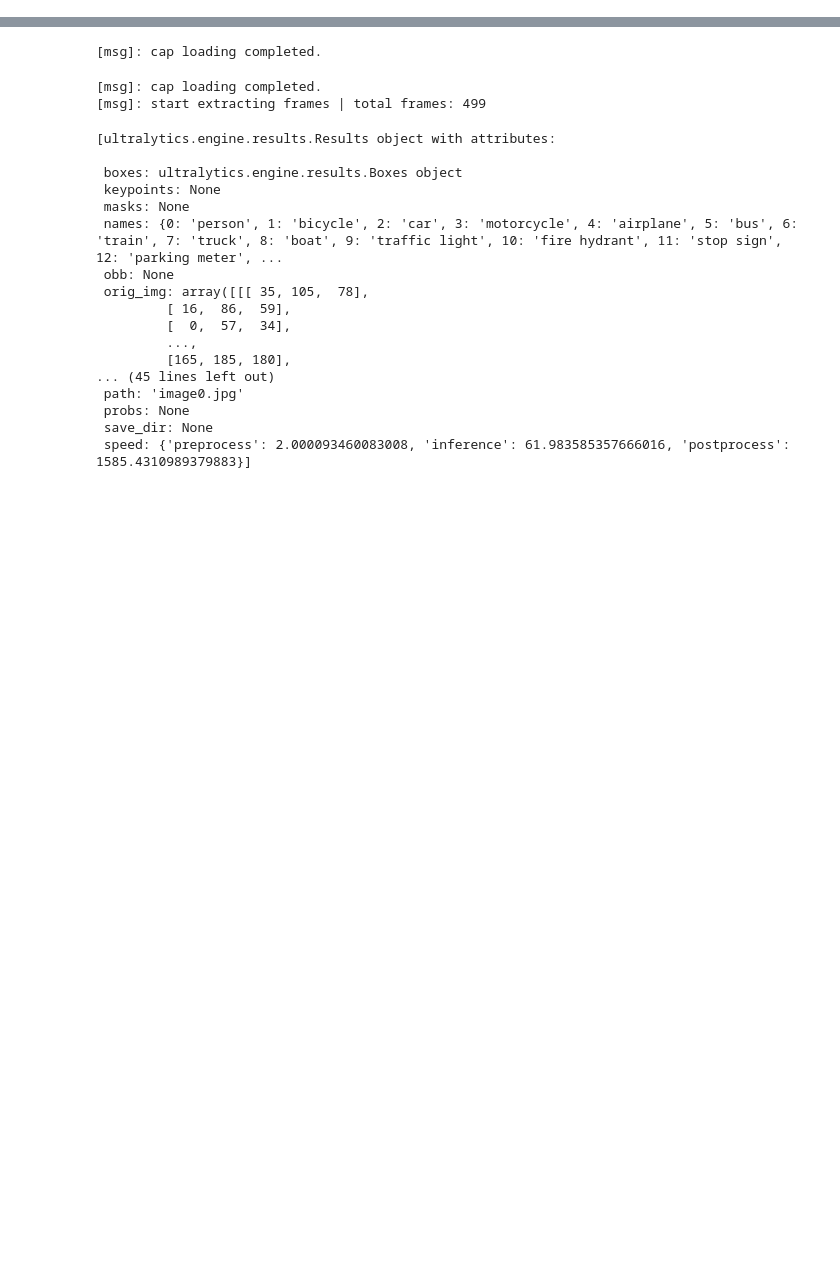
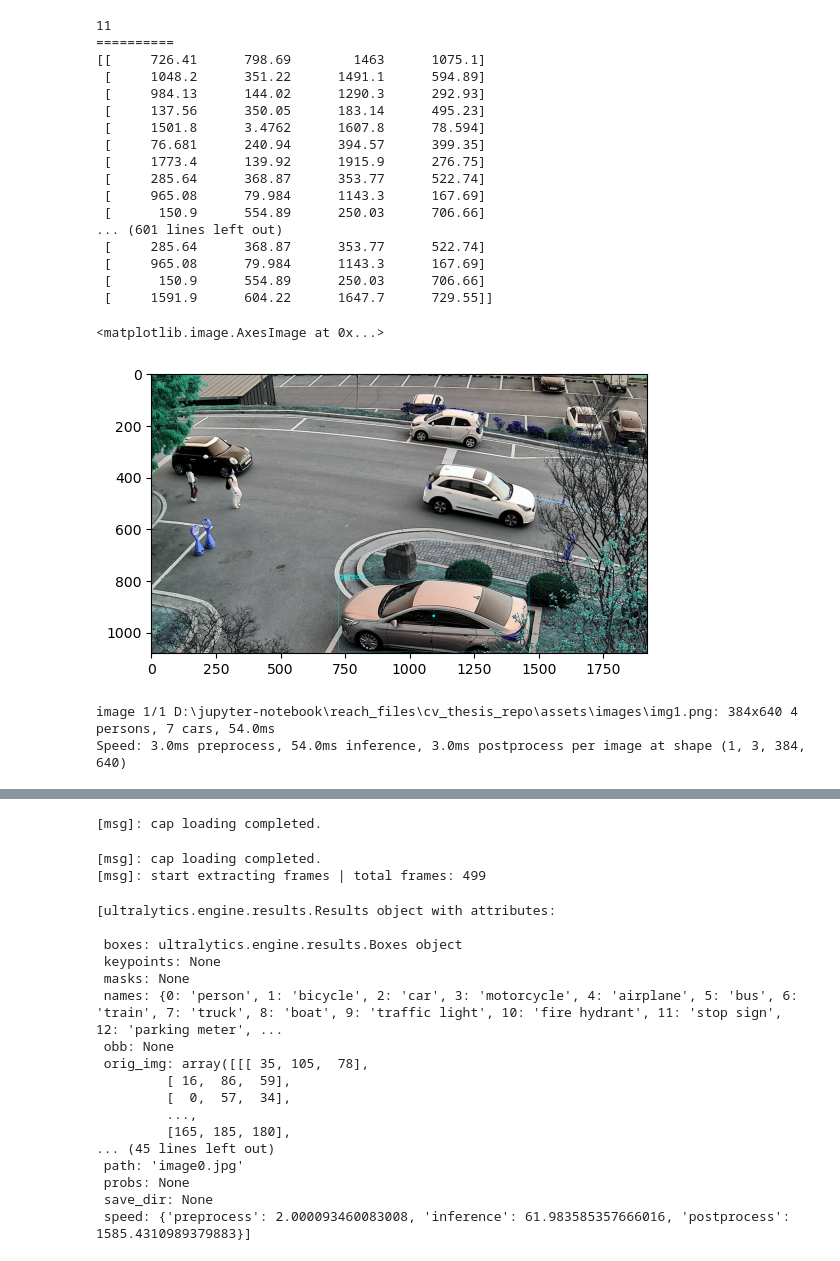
Before and after one commit to Lab-s-Project/cv_thesis_repo, a Jupyter notebook: Untitled.ipynb, the cells around one changed output, grey strips where cells are left out. Cells and saved outputs as stored; diff of their text form; code cells hidden in the pictures; blank space fills up the shorter version.

```diff
--- a/Untitled.ipynb
+++ b/Untitled.ipynb
@@ -8,0 +32,30 @@ import cv2
+# %%
+plt.imshow(pred.plot())
+# %% [output]
+11
+==========
+[[     726.41      798.69        1463      1075.1]
+ [     1048.2      351.22      1491.1      594.89]
+ [     984.13      144.02      1290.3      292.93]
+ [     137.56      350.05      183.14      495.23]
+ [     1501.8      3.4762      1607.8      78.594]
+ [     76.681      240.94      394.57      399.35]
+ [     1773.4      139.92      1915.9      276.75]
+ [     285.64      368.87      353.77      522.74]
+ [     965.08      79.984      1143.3      167.69]
+ [      150.9      554.89      250.03      706.66]
+... (601 lines left out)
+ [     285.64      368.87      353.77      522.74]
+ [     965.08      79.984      1143.3      167.69]
+ [      150.9      554.89      250.03      706.66]
+ [     1591.9      604.22      1647.7      729.55]]
+<matplotlib.image.AxesImage at 0x...>
+[figure, added]
+# %%
+from ultralytics import YOLO
+import matplotlib.pyplot as plt
+model = YOLO('./assets/models/yolov8n.pt')
+res = model('./assets/images/img1.png', classes=[0, 2])
+# %% [output]
+image 1/1 D:\jupyter-notebook\reach_files\cv_thesis_repo\assets\images\img1.png: 384x640 4 persons, 7 cars, 54.0ms
+Speed: 3.0ms preprocess, 54.0ms inference, 3.0ms postprocess per image at shape (1, 3, 384, 640)
```
Also changed, not shown: parts of 12 cells of this notebook, 9 other files.
